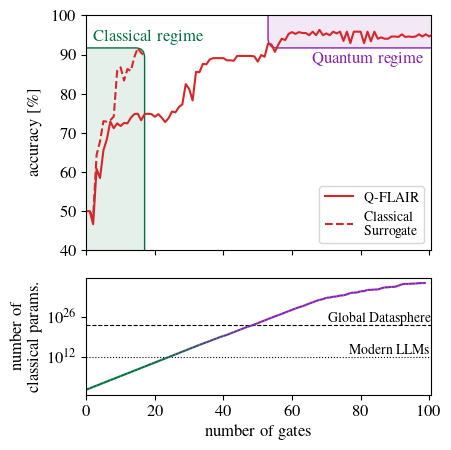
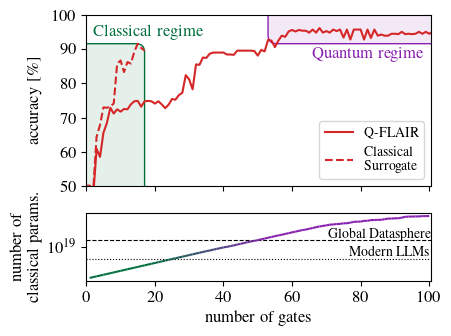
The change to this notebook cell's code, shown as a diff; its figure went from the first image to the second:
--- before
+++ after
@@ -7,7 +7,7 @@
 
 fig, (ax1, ax2) = plt.subplots(2, 1,
-                               figsize=(11.69*0.4, (4+8.27)*0.38),
+                               figsize=(11.69*0.4, (1+8.27)*0.38),
                                sharex=True,
-                               gridspec_kw={'height_ratios': [2, 1]})
+                               gridspec_kw={'height_ratios': [2.5, 1]})
 
 # ONLY SINGLE DATASET PLOT FOR NOW (USE SECOND PLOT FOR CLASSICAL PARAMETER CURVE)
@@ -65,4 +65,5 @@
     max_col_name="train_acc",
     ax=ax1,
+    include_train_acc=False,
     data_set_color=color[0]
 )
@@ -98,4 +99,5 @@
     color=color_classical_regime,
     fade_color=color_quantum_regime,
+    x=np.arange(1, len(model_param_counts) + 1)
 )
 # add horizontal lines for comparison:
@@ -117,5 +119,5 @@
 
 # Left Plot Limits (BS)
-ax1.set_ylim(0.4 * 100, 1 * 100)
+ax1.set_ylim(0.5 * 100, 1 * 100)
 ax1.set_ylabel(r'accuracy [\%]', fontsize='medium')
 ax1.legend(fontsize='small')

Commit: Fix x-axis to start at 1 for param plot